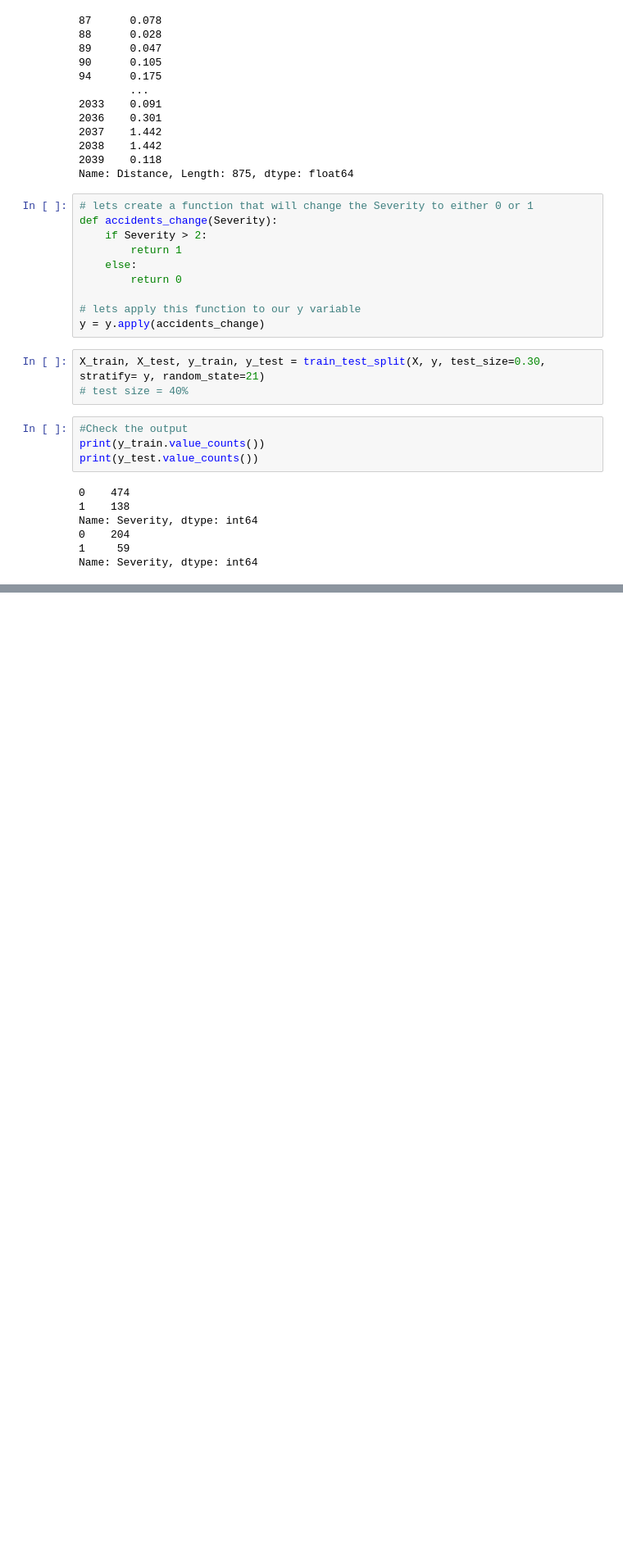
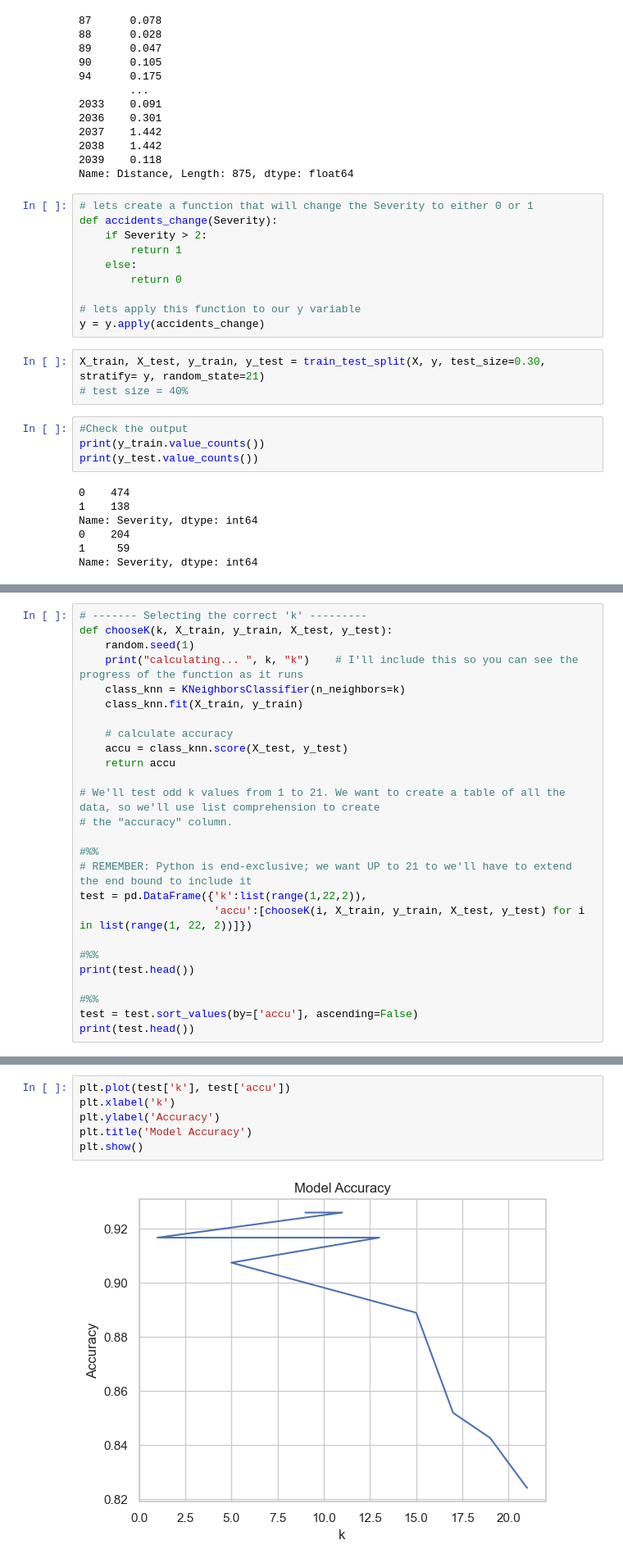
Before and after one commit to SamV250/DS4002Week2, a Jupyter notebook: DSP2RF.ipynb, the cells around one changed output, grey strips where cells are left out. Shown at 82% size. Saved outputs shown, nothing was run; the diff lists cells and outputs as text; blank space fills up the shorter version.

```diff
--- a/DSP2RF.ipynb
+++ b/DSP2RF.ipynb
@@ -384,0 +634,26 @@ Weather_Condition_Heavy Rain                 0.000000
+# %%
+# ------- Selecting the correct 'k' ---------
+def chooseK(k, X_train, y_train, X_test, y_test):
+    random.seed(1)
+    print("calculating... ", k, "k")    # I'll include this so you can see the progress of the function as it runs
+    class_knn = KNeighborsClassifier(n_neighbors=k)
+    class_knn.fit(X_train, y_train)
+
+    # calculate accuracy
+    accu = class_knn.score(X_test, y_test)
+    return accu
+
+# We'll test odd k values from 1 to 21. We want to create a table of all the data, so we'll use list comprehension to create
+# the "accuracy" column.
+
+#%%
+# REMEMBER: Python is end-exclusive; we want UP to 21 to we'll have to extend the end bound to include it
+test = pd.DataFrame({'k':list(range(1,22,2)),
+                     'accu':[chooseK(i, X_train, y_train, X_test, y_test) for i in list(range(1, 22, 2))]})
+
+#%%
+print(test.head())
+
+#%%
+test = test.sort_values(by=['accu'], ascending=False)
+print(test.head())
@@ -384,0 +678,8 @@ Weather_Condition_Heavy Rain                 0.000000
+# %%
+plt.plot(test['k'], test['accu'])
+plt.xlabel('k')
+plt.ylabel('Accuracy')
+plt.title('Model Accuracy')
+plt.show()
+# %% [output]
+[figure, added]
```
Also changed, not shown: parts of 35 cells of this notebook.
